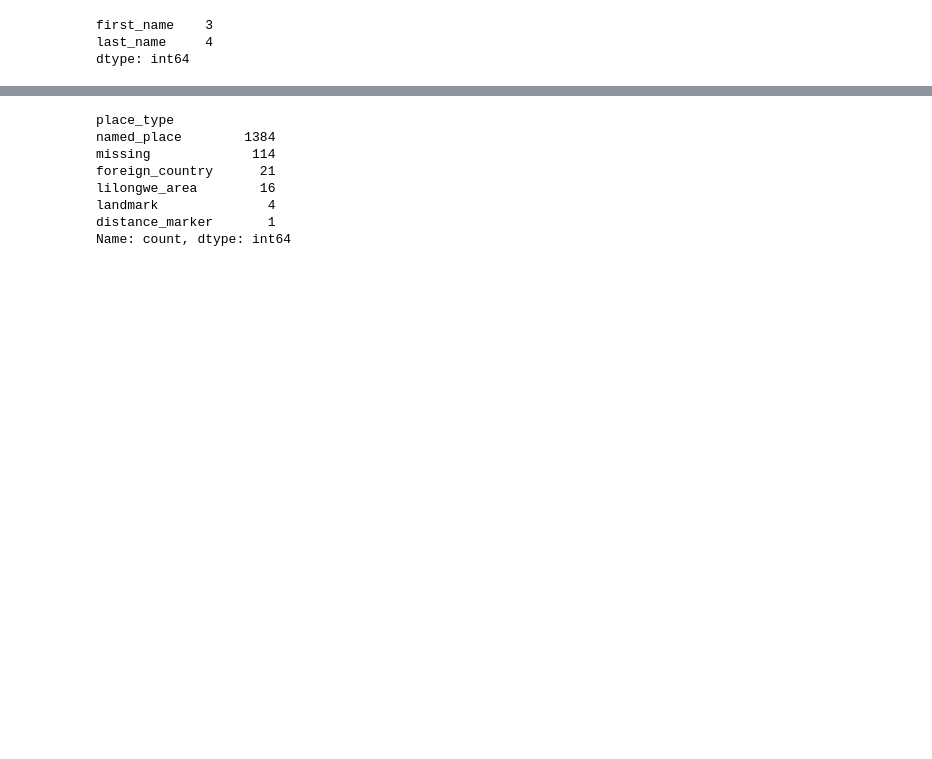
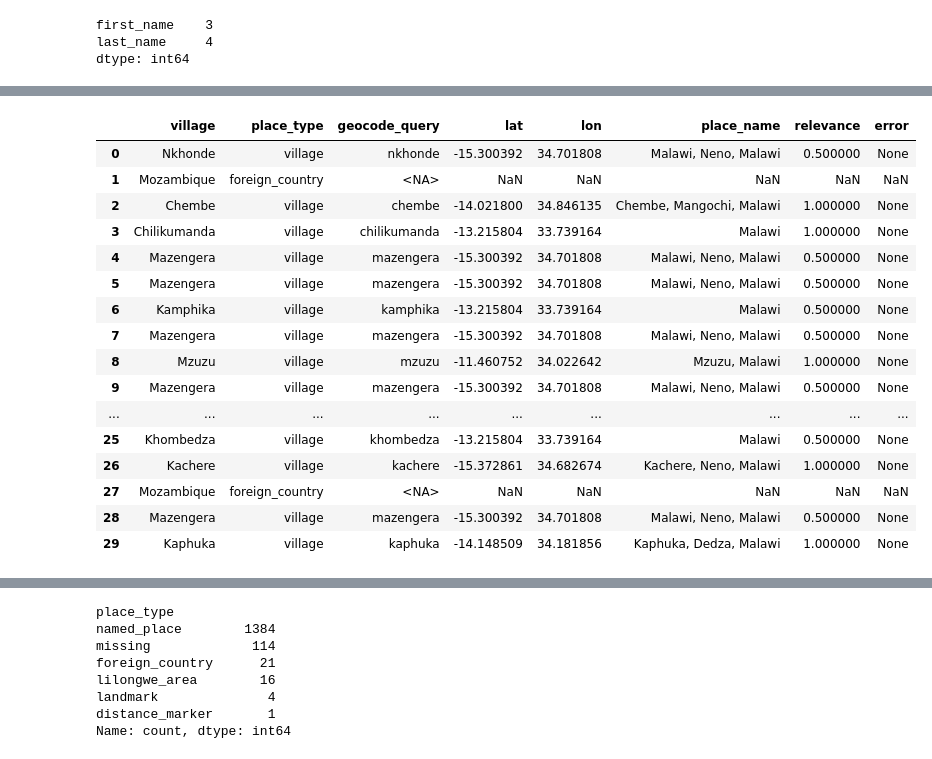
Before and after one commit to mat2m10/nkhoma, a Jupyter notebook: 01_cleaning_old_theater_books/02_cleaning_2022_theatre_book.ipynb, the cells around one changed output, grey strips where cells are left out. Cells and saved outputs as stored; diff of their text form; code cells hidden in the pictures; blank space fills up the shorter version.

```diff
--- a/01_cleaning_old_theater_books/02_cleaning_2022_theatre_book.ipynb
+++ b/01_cleaning_old_theater_books/02_cleaning_2022_theatre_book.ipynb
@@ -216,5 +186,6 @@ first_name    3
 last_name     4
 dtype: int64
 # %%
-# lowercase village
-df["village"] = df["village"].str.lower()
+# Cleaning village
+
+df["village"].value_counts(dropna=False)
@@ -236,0 +206,4 @@ Name: count, Length: 414, dtype: int64
+# %%
+df = prepare_village_for_geocoding(df, col="village")
+df["place_type"].value_counts()
+df[["village", "village_norm", "place_type", "geocode_query"]].head(20)
@@ -236,0 +228,24 @@ Name: count, Length: 414, dtype: int64
+# %%
+df2, geo_df = geocode_unique_queries_mapbox(df, token)
+
+# quick sanity checks
+geo_df.sort_values(["error", "relevance"], ascending=[True, False]).head(20)
+df2[["village", "place_type", "geocode_query", "lat", "lon", "place_name", "relevance", "error"]].head(30)
+# %% [output]
+|  | village | place_type | geocode_query | lat | lon | place_name | relevance | error |
+| 0 | Nkhonde | village | nkhonde | -15.300392 | 34.701808 | Malawi, Neno, Malawi | 0.500000 | None |
+| 1 | Mozambique | foreign_country | <NA> | NaN | NaN | NaN | NaN | NaN |
+| 2 | Chembe | village | chembe | -14.021800 | 34.846135 | Chembe, Mangochi, Malawi | 1.000000 | None |
+| 3 | Chilikumanda | village | chilikumanda | -13.215804 | 33.739164 | Malawi | 1.000000 | None |
+| 4 | Mazengera | village | mazengera | -15.300392 | 34.701808 | Malawi, Neno, Malawi | 0.500000 | None |
+| 5 | Mazengera | village | mazengera | -15.300392 | 34.701808 | Malawi, Neno, Malawi | 0.500000 | None |
+| 6 | Kamphika | village | kamphika | -13.215804 | 33.739164 | Malawi | 0.500000 | None |
+| 7 | Mazengera | village | mazengera | -15.300392 | 34.701808 | Malawi, Neno, Malawi | 0.500000 | None |
+| 8 | Mzuzu | village | mzuzu | -11.460752 | 34.022642 | Mzuzu, Malawi | 1.000000 | None |
+| 9 | Mazengera | village | mazengera | -15.300392 | 34.701808 | Malawi, Neno, Malawi | 0.500000 | None |
+| ... | ... | ... | ... | ... | ... | ... | ... | ... |
+| 25 | Khombedza | village | khombedza | -13.215804 | 33.739164 | Malawi | 0.500000 | None |
+| 26 | Kachere | village | kachere | -15.372861 | 34.682674 | Kachere, Neno, Malawi | 1.000000 | None |
+| 27 | Mozambique | foreign_country | <NA> | NaN | NaN | NaN | NaN | NaN |
+| 28 | Mazengera | village | mazengera | -15.300392 | 34.701808 | Malawi, Neno, Malawi | 0.500000 | None |
+| 29 | Kaphuka | village | kaphuka | -14.148509 | 34.181856 | Kaphuka, Dedza, Malawi | 1.000000 | None |
```
Also changed, not shown: parts of 13 cells of this notebook, 2 other files.
